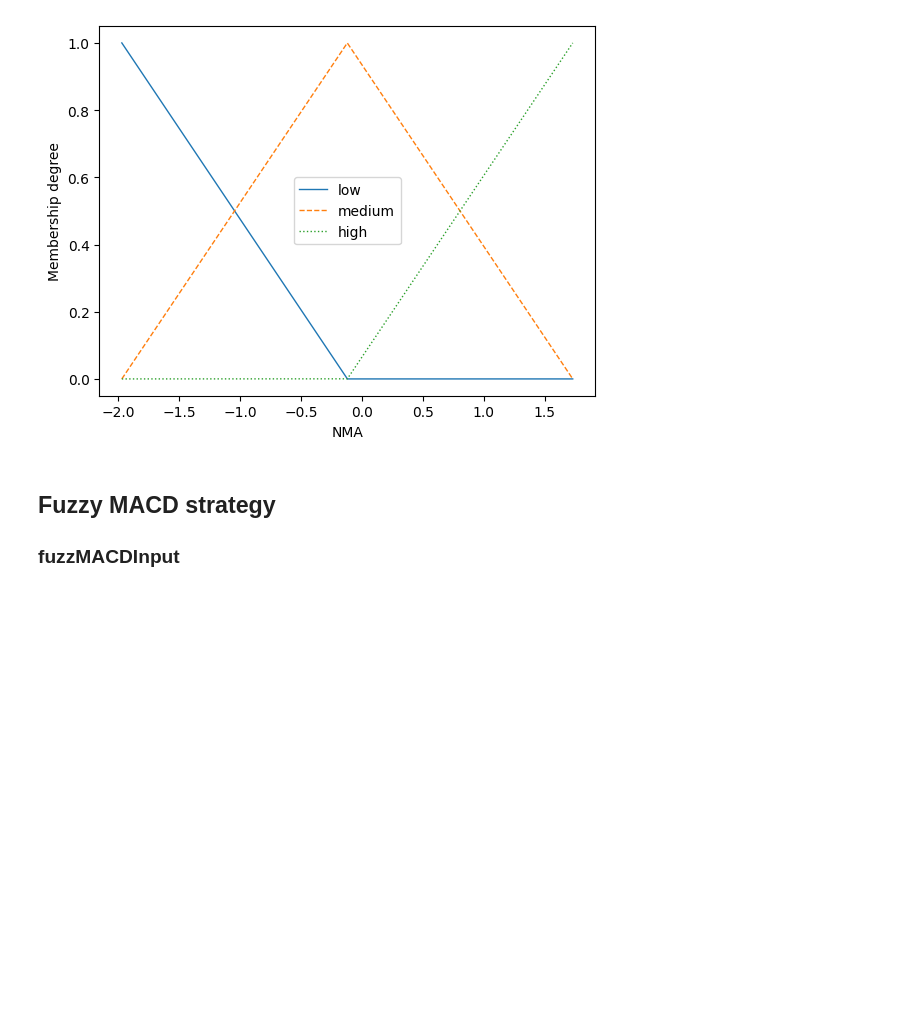
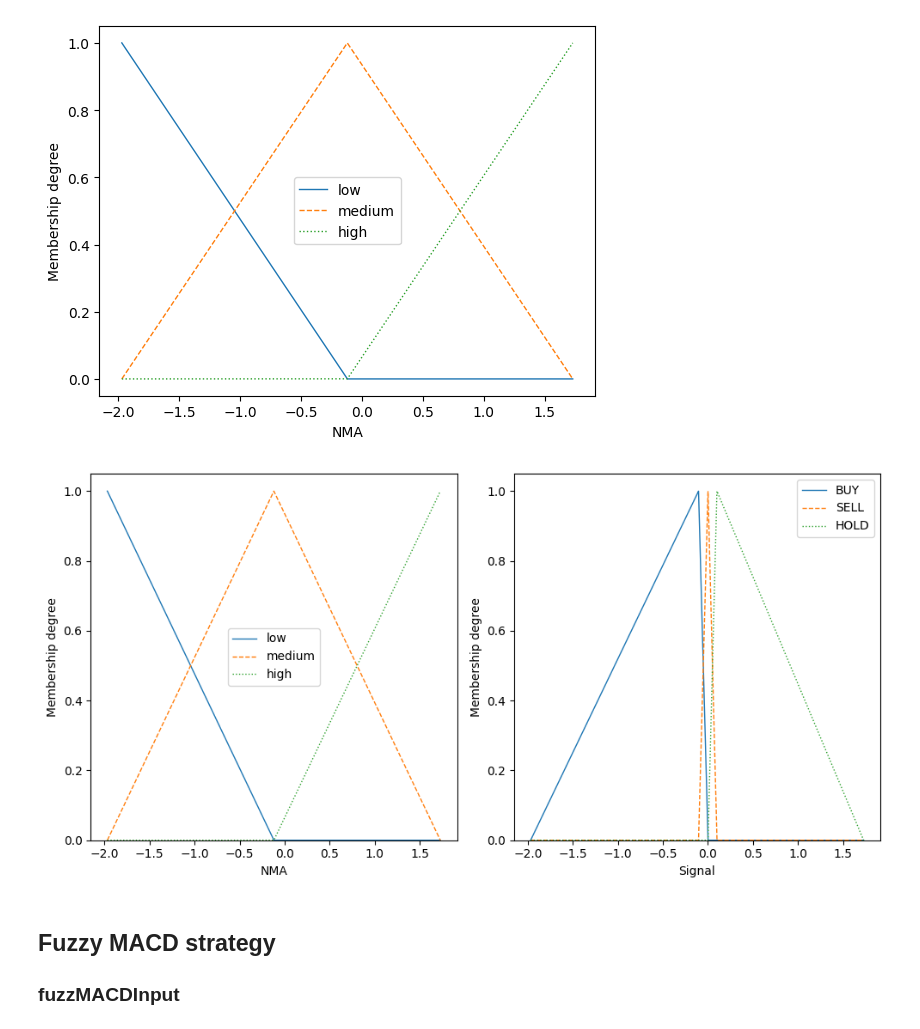
Before and after one commit to kkarolina71/praca_magisterska, a Jupyter notebook: Fuzzification EURUSD_1h.ipynb, the cells around one changed output. Cells and saved outputs as stored; diff of their text form; code cells hidden in the pictures; blank space fills up the shorter version.

```diff
--- a/Fuzzification EURUSD_1h.ipynb
+++ b/Fuzzification EURUSD_1h.ipynb
@@ -179,6 +132,10 @@ Recommended action: {'Signal': 0.4144947560001072}
 FS_NMA.plot_variable("NMA")
 # %% [output]
 [figure]
+# %%
+FS_NMA.produce_figure("NMA")
+# %% [output]
+[figure, added]
 # %% [markdown]
 ## Fuzzy MACD strategy
 
```
Also changed, not shown: parts of 22 cells of this notebook, 1 other file.
